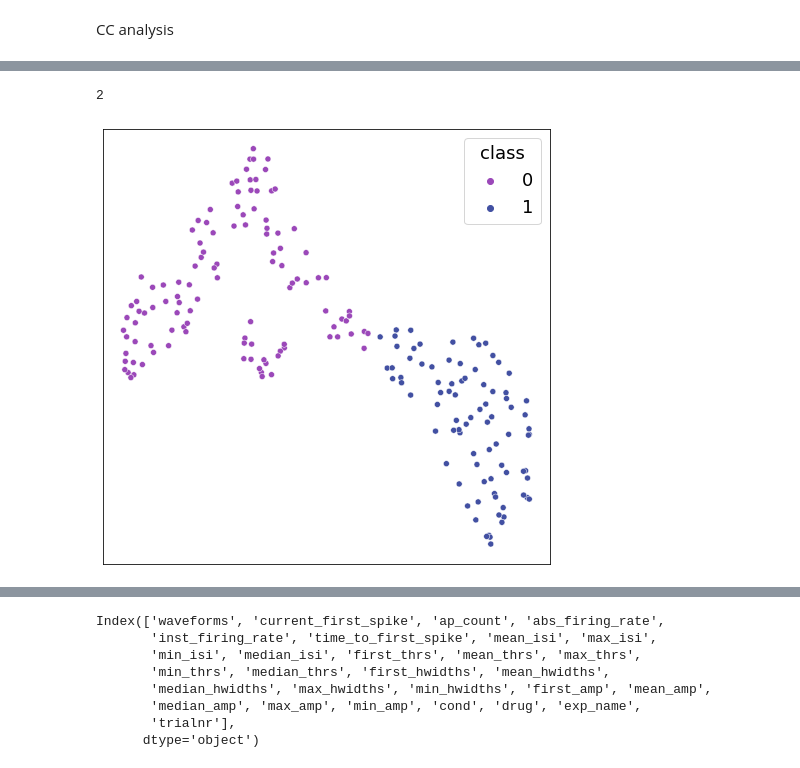
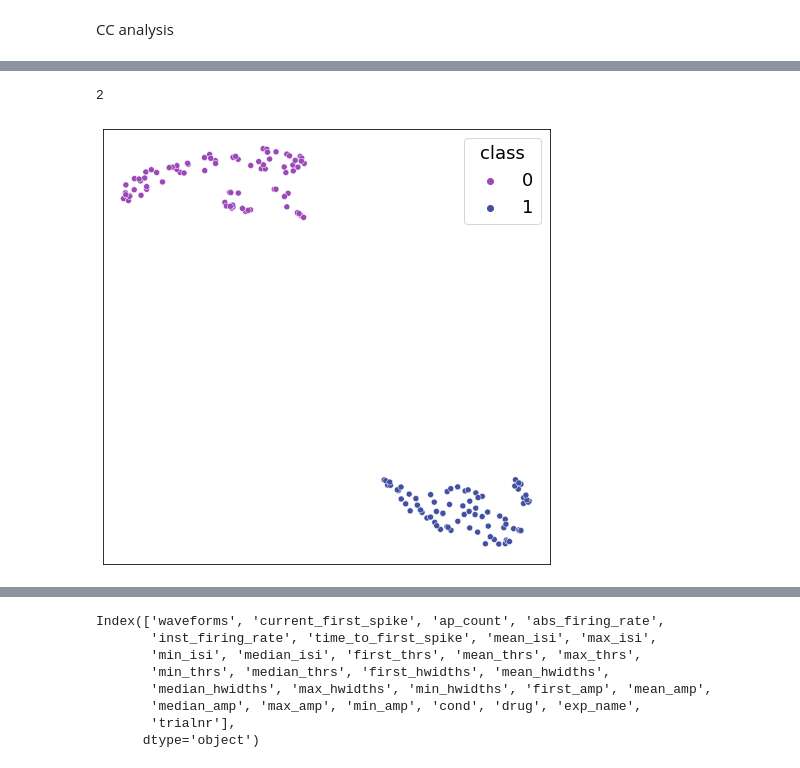
Before and after one commit to Nishant-codex/single_neuron_models, a Jupyter notebook: Data_analysis.ipynb, the cells around one changed output, grey strips where cells are left out. Drawn from its saved outputs; the diff is of its cells as text; code cells hidden in the pictures.

```diff
--- a/Data_analysis.ipynb
+++ b/Data_analysis.ipynb
@@ -388,5 +435,5 @@ CC analysis
 # %%
-data_CC = pd.read_pickle("C:/Users/Nishant Joshi/Downloads/CC_files_all_experimenters_all_conditions.p")
+data_CC = pd.read_pickle("D:/CC_analyzed_feat_set/CC_files_all_experimenters_all_conditions.p")
 
 np.unique(data_CC.cond,return_counts=True)
 # %% [output]
@@ -406,13 +463,22 @@ See the caveats in the documentation: https://pandas.pydata.org/pandas-docs/stab
+# %%
+df_cc = data_CC.copy()
+df_cc_drug = df_cc[df_cc.drug==True]
+df_cc_acsf=df_cc[df_cc.drug==False]
+exps_drug = df_cc_drug.exp_name
+exps_acsf = df_cc_acsf.exp_name
+
+df_cc = df_cc[df_cc.exp_name.isin(df_cc_drug.exp_name)]
+df_cc_acsf_filt = df_cc[df_cc.drug==False]
 # %%
-waves = normalize(np.vstack(df_cc_acsf['waveforms']))
+waves = normalize(np.vstack(df_cc_acsf_filt['waveforms']))
 lables_wave,mapper,reducer = plot_UMAP_clusters_single(waves,
                           20,
-                          0.3,
+                          0.1,
                           random_state =42,
                           res_louvain = 0.1,
                           c_list =coherence_colors,
                           )
 # %% [output]
 2
-[figure, old version]
+[figure, new version]
 # %%
```
Also changed, not shown: parts of 30 cells of this notebook, 6 other files.
